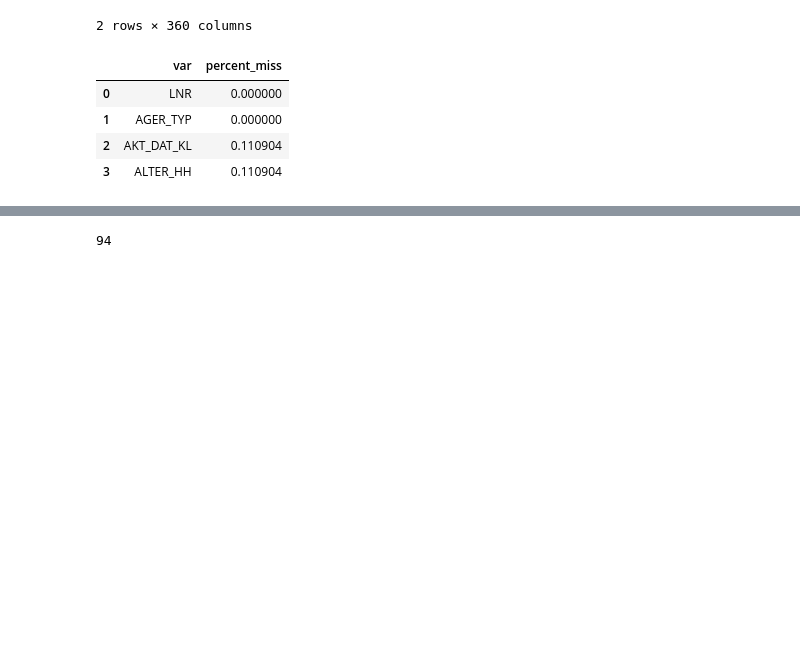
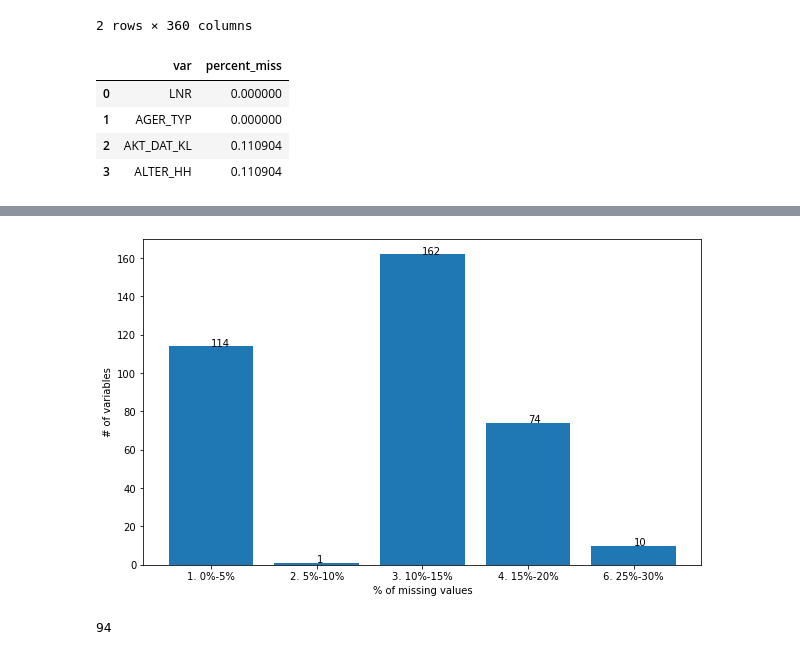
Before and after one commit to priithvi/Udacity_Capstone_Arvato, a Jupyter notebook: Arvato_analysis.ipynb, the cells around one changed output, grey strips where cells are left out. Saved outputs shown, nothing was run; the diff lists cells and outputs as text; code cells hidden in the pictures; blank space fills up the shorter version.

```diff
--- a/Arvato_analysis.ipynb
+++ b/Arvato_analysis.ipynb
@@ -228,0 +273,2 @@ a.head(4)
+# %%
+a['percent_miss1'] = a.apply(func1, axis = 1)
@@ -228,0 +281,3 @@ a.head(4)
+# %%
+a1 = pd.DataFrame(a.groupby('percent_miss1').count()['var']).reset_index()
+a1 = a1.rename(columns = {'var': 'number_of_variables'})
@@ -228,0 +293,9 @@ a.head(4)
+# %%
+plt.figure(figsize = (10, 6))
+plt.bar(x = a1['percent_miss1'], height = a1['number_of_variables'])
+plt.ylabel('# of variables')
+plt.xlabel('% of missing values')
+for i, j in enumerate(a1['number_of_variables']):
+    plt.text(i, j, str(j))
+# %% [output]
+[figure, added]
```
Also changed, not shown: parts of 8 cells of this notebook.
